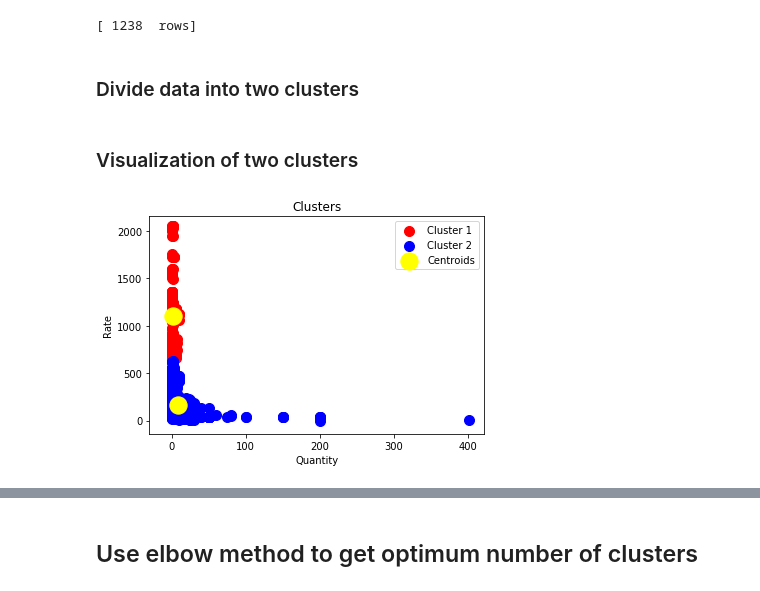
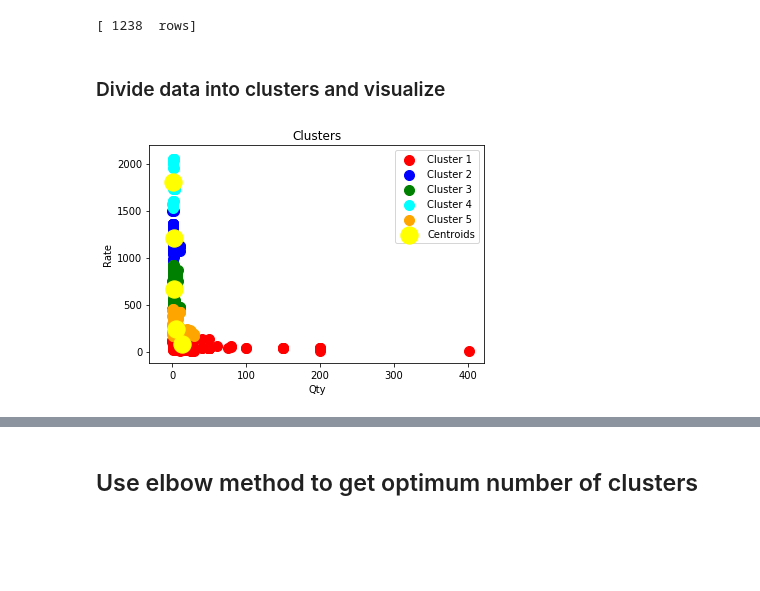
Before and after one commit to bless2saurabh/AiU2, a Jupyter notebook: GoldStandard/exercises/ML Metrics/Clustering Metrics.ipynb, the cells around one changed output, grey strips where cells are left out. Saved outputs shown, nothing was run; the diff lists cells and outputs as text; code cells hidden in the pictures; blank space fills up the shorter version.

```diff
--- a/GoldStandard/exercises/ML Metrics/Clustering Metrics.ipynb
+++ b/GoldStandard/exercises/ML Metrics/Clustering Metrics.ipynb
@@ -24,15 +24,11 @@ clustering_cols_data=set_cols_used_for_clustering('Qty', 'Rate')
 # %% [output]
 [ 1238  rows]
 # %% [markdown]
-### Divide data into two clusters
+### Divide data into clusters and visualize
 # %%
-deduce_clusters(num_clusters=2)
+deduce_clusters(num_clusters=5)
+# %% [output]
+[figure, added]
-# %% [markdown]
-### Visualization of two clusters
-# %%
-visualize_clusters()
-# %% [output]
-[figure, removed]
 # %%
 print_inertia_metric()
 # %% [output]
```
Also changed, not shown: parts of 2 cells of this notebook, 2 other files.
